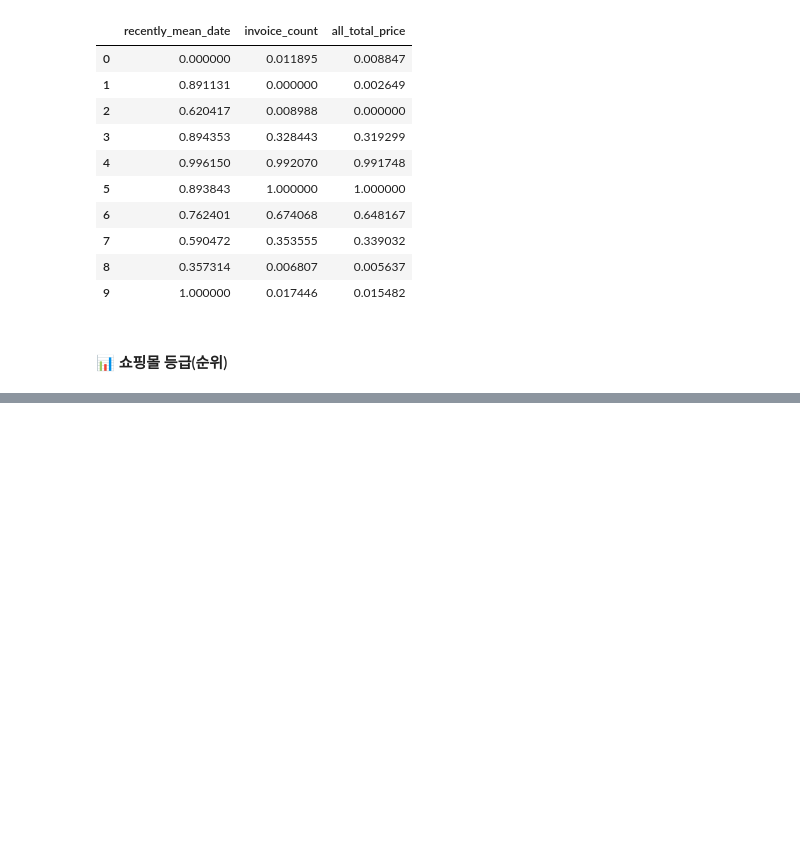
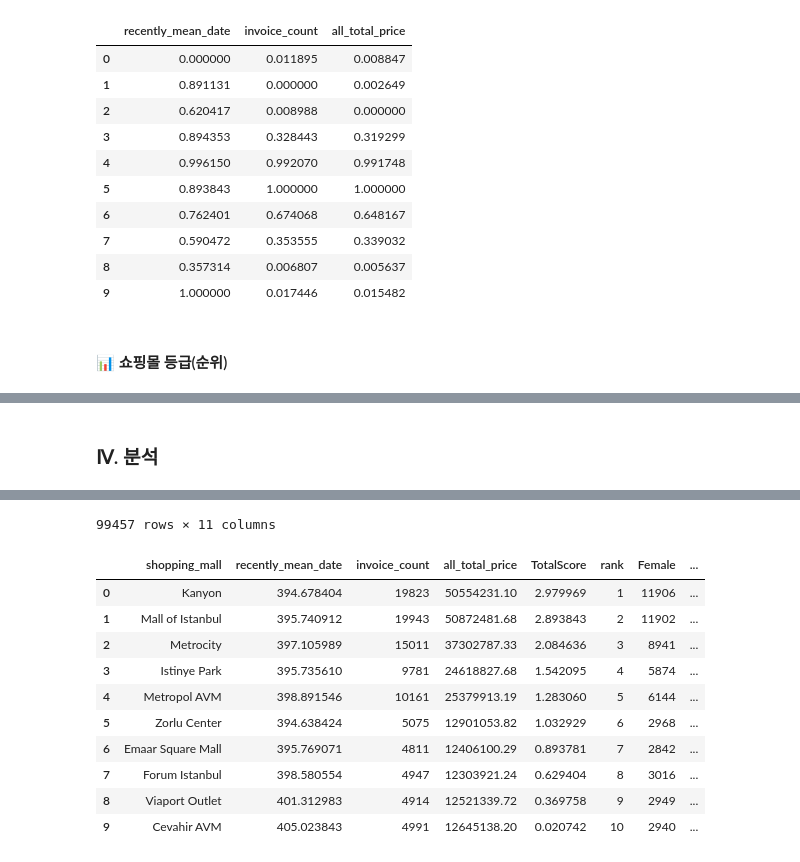
Before and after one commit to songseogyeong/study_data_analysis, a Jupyter notebook: d_rfm/d_RFM_task03.ipynb, the cells around one changed output, grey strips where cells are left out. Drawn from its saved outputs; the diff is of its cells as text; code cells hidden in the pictures; blank space fills up the shorter version.

```diff
--- a/d_rfm/d_RFM_task03.ipynb
+++ b/d_rfm/d_RFM_task03.ipynb
@@ -427,0 +532,9 @@ rfm_df
+# %% [markdown]
+### Ⅳ. 분석
+# %%
+import matplotlib.pyplot as plt
+import seaborn as sns
+
+display(cs_copy_df)
+display(rfm_df)
+# %% [output]
@@ -427,0 +553,12 @@ rfm_df
+99457 rows × 11 columns
+|  | shopping_mall | recently_mean_date | invoice_count | all_total_price | TotalScore | rank | Female | ... |
+| 0 | Kanyon | 394.678404 | 19823 | 50554231.10 | 2.979969 | 1 | 11906 | ... |
+| 1 | Mall of Istanbul | 395.740912 | 19943 | 50872481.68 | 2.893843 | 2 | 11902 | ... |
+| 2 | Metrocity | 397.105989 | 15011 | 37302787.33 | 2.084636 | 3 | 8941 | ... |
+| 3 | Istinye Park | 395.735610 | 9781 | 24618827.68 | 1.542095 | 4 | 5874 | ... |
+| 4 | Metropol AVM | 398.891546 | 10161 | 25379913.19 | 1.283060 | 5 | 6144 | ... |
+| 5 | Zorlu Center | 394.638424 | 5075 | 12901053.82 | 1.032929 | 6 | 2968 | ... |
+| 6 | Emaar Square Mall | 395.769071 | 4811 | 12406100.29 | 0.893781 | 7 | 2842 | ... |
+| 7 | Forum Istanbul | 398.580554 | 4947 | 12303921.24 | 0.629404 | 8 | 3016 | ... |
+| 8 | Viaport Outlet | 401.312983 | 4914 | 12521339.72 | 0.369758 | 9 | 2949 | ... |
+| 9 | Cevahir AVM | 405.023843 | 4991 | 12645138.20 | 0.020742 | 10 | 2940 | ... |
```
Also changed, not shown: parts of 23 cells of this notebook, 1 other file.
